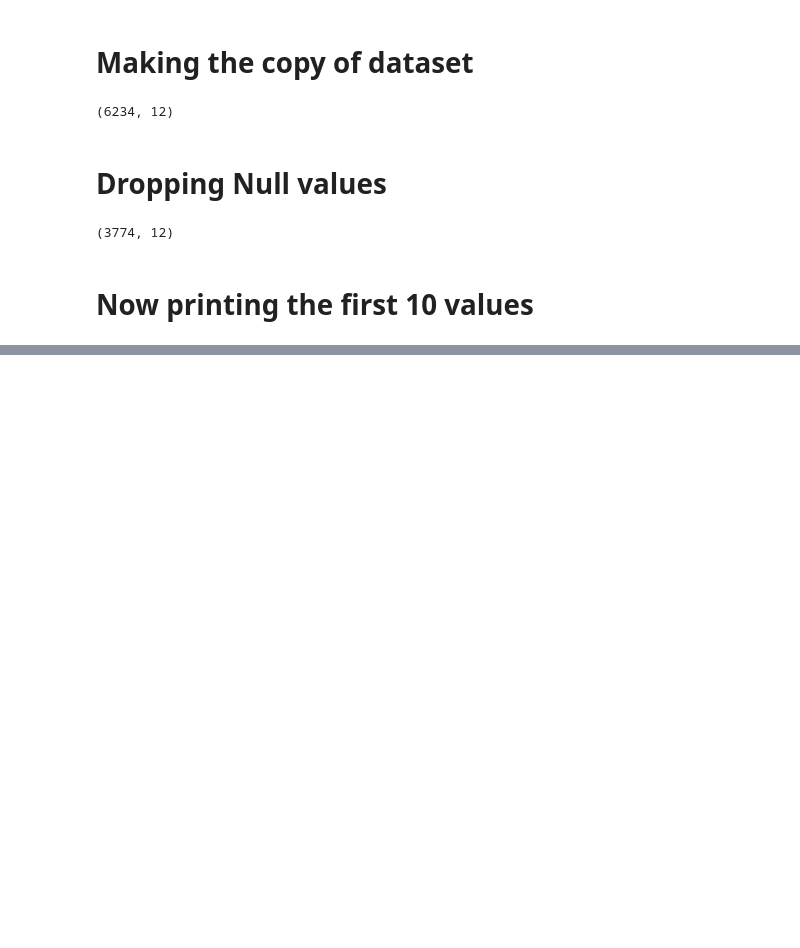
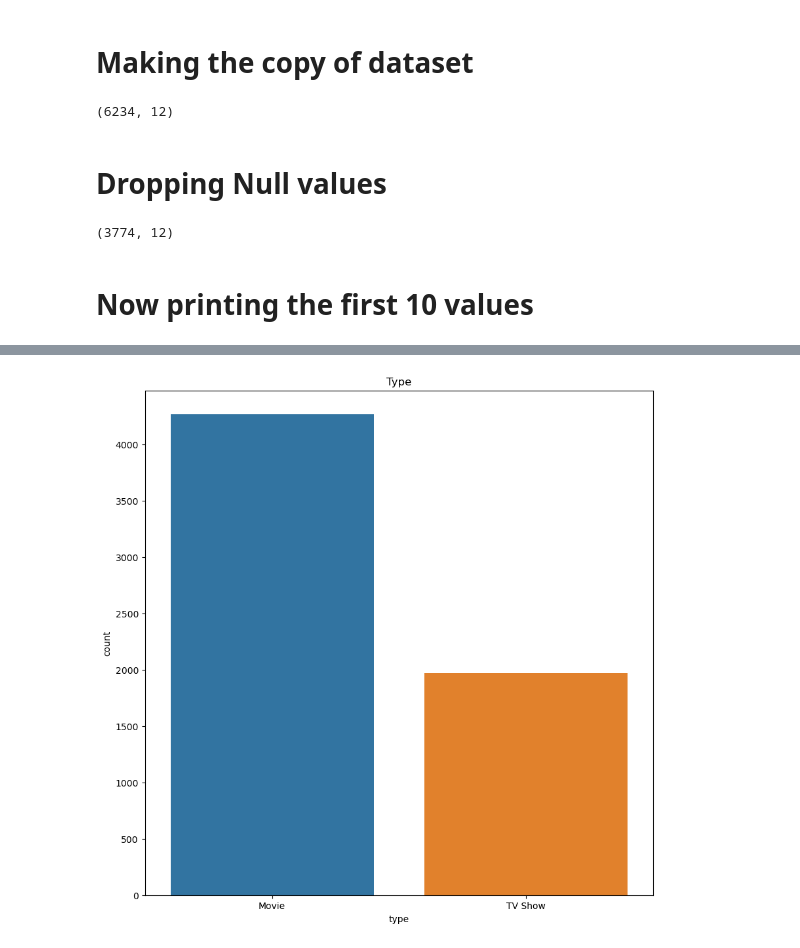
Before and after one commit to rohan0005/Python-Projects, a Jupyter notebook: Netflix Data Analysis/Netflix Data Analysis.ipynb, the cells around one changed output, grey strips where cells are left out. Cells and saved outputs as stored; diff of their text form; code cells hidden in the pictures; blank space fills up the shorter version.

Commit message:
Data visualization and wordcloud done

```diff
--- a/Netflix Data Analysis/Netflix Data Analysis.ipynb
+++ b/Netflix Data Analysis/Netflix Data Analysis.ipynb
@@ -101,0 +138,8 @@ df.shape
+# %%
+sns.countplot(x="type", data=NetflixDF)
+fig = plt.gcf()
+fig.set_size_inches(10,10)
+plt.title("Type")
+plt.show()
+# %% [output]
+[figure, added]
```
Also changed, not shown: parts of 22 cells of this notebook, 3 other files.
